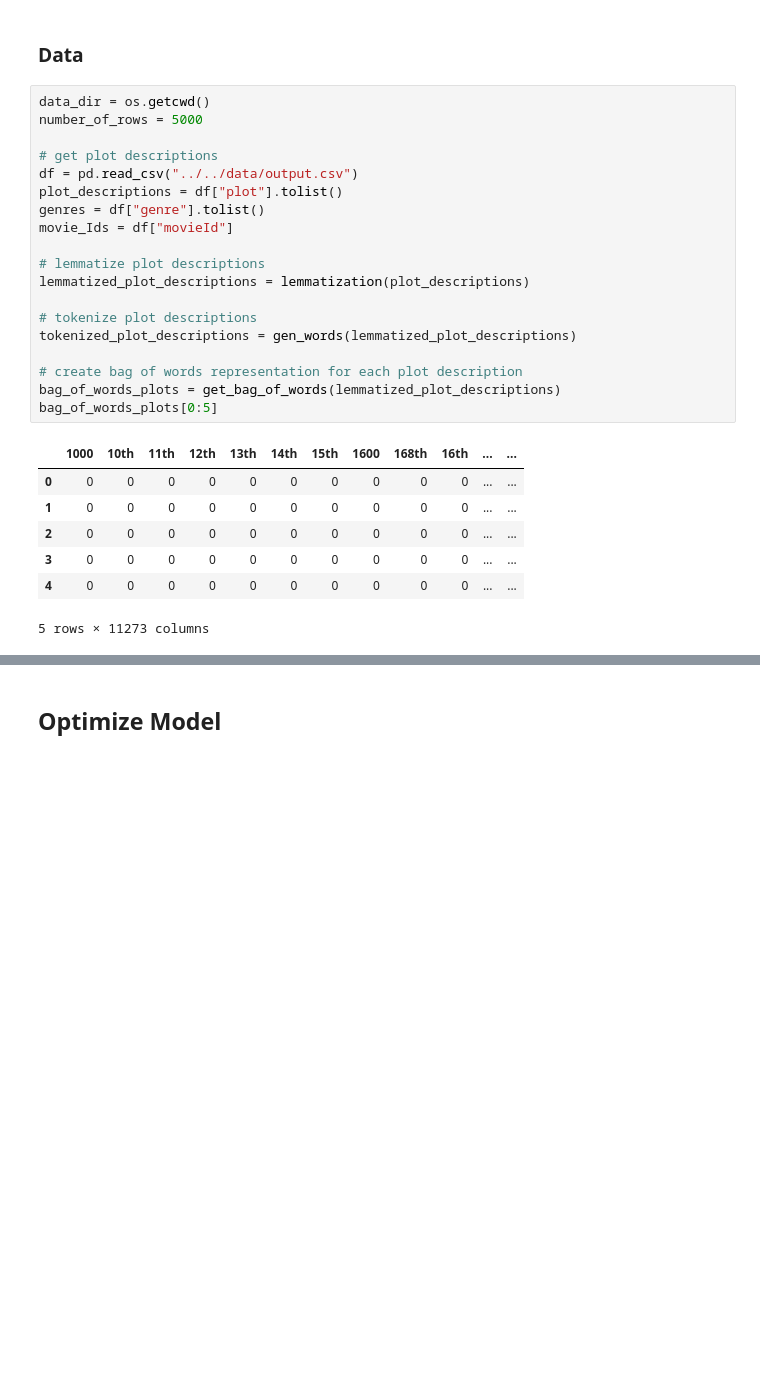
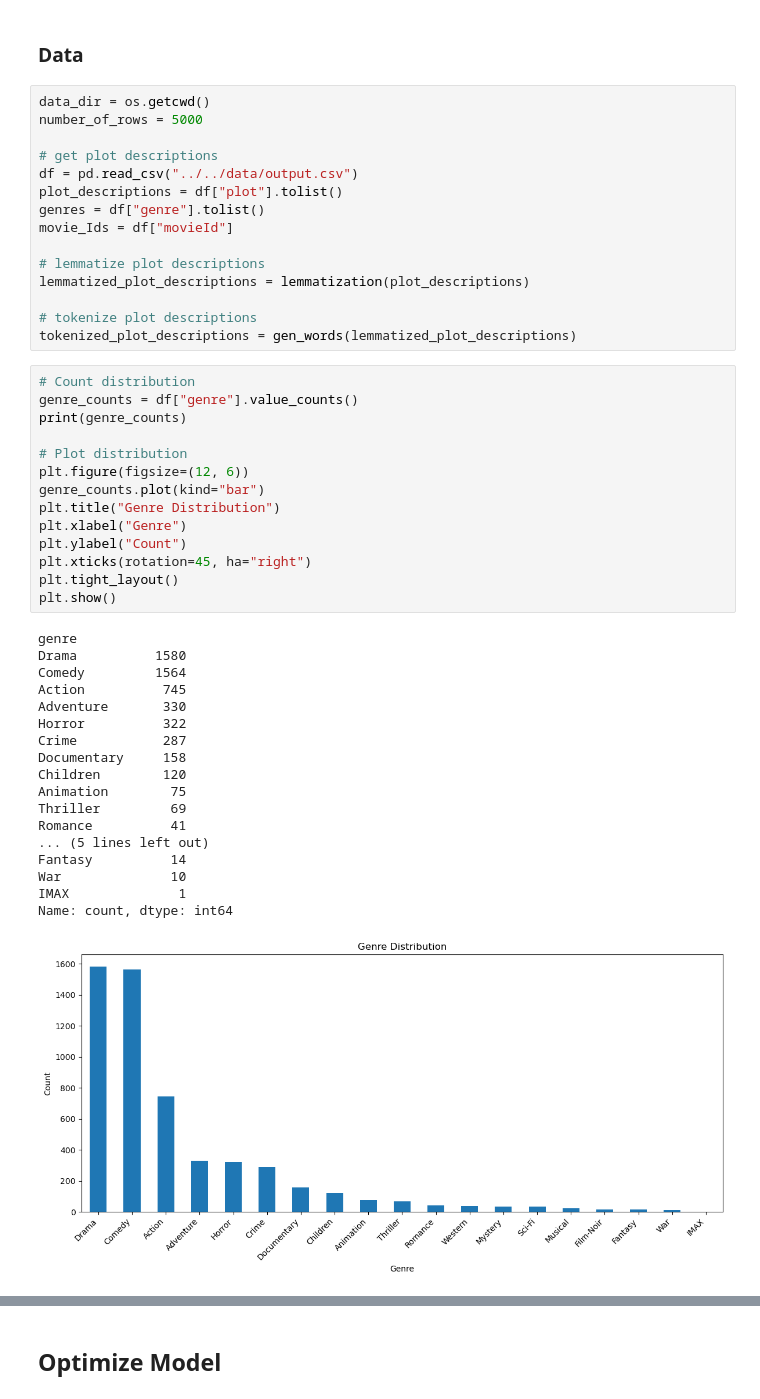
Before and after one commit to dannu444/4nl3-movie-genre-classifier, a Jupyter notebook: models/logistic-regression/logistic-regression-model.ipynb, the cells around one changed output, grey strips where cells are left out. Drawn from its saved outputs; the diff is of its cells as text; blank space fills up the shorter version.

```diff
--- a/models/logistic-regression/logistic-regression-model.ipynb
+++ b/models/logistic-regression/logistic-regression-model.ipynb
@@ -141,16 +142,37 @@ lemmatized_plot_descriptions = lemmatization(plot_descriptions)
 
 # tokenize plot descriptions
 tokenized_plot_descriptions = gen_words(lemmatized_plot_descriptions)
-
-# create bag of words representation for each plot description
-bag_of_words_plots = get_bag_of_words(lemmatized_plot_descriptions)
-bag_of_words_plots[0:5]
-# %% [output]
-|  | 1000 | 10th | 11th | 12th | 13th | 14th | 15th | 1600 | 168th | 16th | ... | ... |
-| 0 | 0 | 0 | 0 | 0 | 0 | 0 | 0 | 0 | 0 | 0 | ... | ... |
-| 1 | 0 | 0 | 0 | 0 | 0 | 0 | 0 | 0 | 0 | 0 | ... | ... |
-| 2 | 0 | 0 | 0 | 0 | 0 | 0 | 0 | 0 | 0 | 0 | ... | ... |
-| 3 | 0 | 0 | 0 | 0 | 0 | 0 | 0 | 0 | 0 | 0 | ... | ... |
-| 4 | 0 | 0 | 0 | 0 | 0 | 0 | 0 | 0 | 0 | 0 | ... | ... |
-5 rows × 11273 columns
+# %%
+# Count distribution
+genre_counts = df["genre"].value_counts()
+print(genre_counts)
+
+# Plot distribution
+plt.figure(figsize=(12, 6))
+genre_counts.plot(kind="bar")
+plt.title("Genre Distribution")
+plt.xlabel("Genre")
+plt.ylabel("Count")
+plt.xticks(rotation=45, ha="right")
+plt.tight_layout()
+plt.show()
+# %% [output]
+genre
+Drama          1580
+Comedy         1564
+Action          745
+Adventure       330
+Horror          322
+Crime           287
+Documentary     158
+Children        120
+Animation        75
+Thriller         69
+Romance          41
+... (5 lines left out)
+Fantasy          14
+War              10
+IMAX              1
+Name: count, dtype: int64
+[figure, added]
 # %% [markdown]
```
Also changed, not shown: parts of 15 cells of this notebook, 10 other files.
